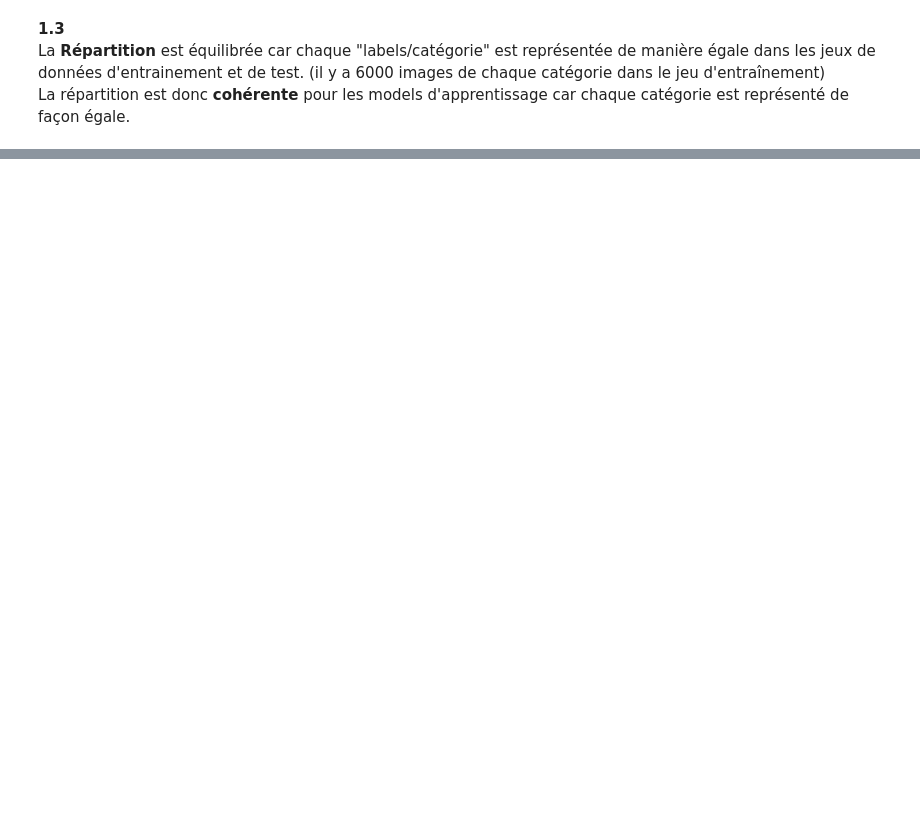
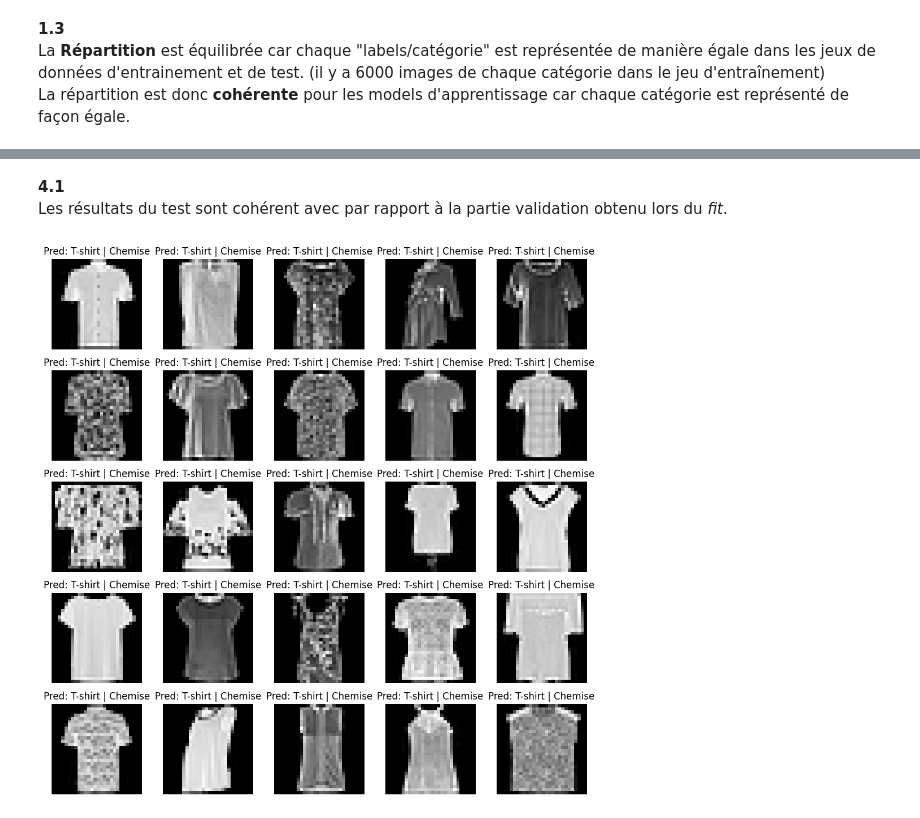
Before and after one commit to Cleamx/M1DENG, a Jupyter notebook: S2/BigData/TD1/TD1.ipynb, the cells around one changed output, grey strips where cells are left out. Saved outputs shown, nothing was run; the diff lists cells and outputs as text; code cells hidden in the pictures; blank space fills up the shorter version.

```diff
--- a/S2/BigData/TD1/TD1.ipynb
+++ b/S2/BigData/TD1/TD1.ipynb
@@ -71,0 +80,3 @@ Les données doivent être soit reshape afin d'avoir une matrice, mais en faisan
+# %%
+for i in range(9):
+    print(f"Image {i+1} - Label: {label_names[y_train[i]]}")
@@ -71,0 +271,23 @@ Les données doivent être soit reshape afin d'avoir une matrice, mais en faisan
+# %% [markdown]
+**4.1**\
+Les résultats du test sont cohérent avec par rapport à la partie validation obtenu lors du _fit_.
+# %%
+# Trouver les indices où y_pred est 'T_shirt' (0) et y_test est 'Chemise' (6)
+ind = np.where((y_pred_value == 0) & (y_test_val == 6))[0]
+
+# Vérifiez si les indices ne sont pas vides
+if len(ind) == 0:
+    print("Aucune correspondance trouvée pour y_pred == T_shirt et y_test == Chemise")
+else:
+    # Afficher les 25 premières erreurs dans une grille de 5x5
+    plt.figure(figsize=(10, 10))
+    for j, i in enumerate(ind[:25]):
+        plt.subplot(5, 5, j + 1)
+        plt.axis('off')
+        image = X_test[i].reshape(28, 28) * 256
+        plt.imshow(image, cmap='gray')
+        plt.title(f"Pred: {label_names[0]} | {label_names[6]}")
+    plt.tight_layout()
+    plt.show()
+# %% [output]
+[figure, added]
```
Also changed, not shown: parts of 34 cells of this notebook, 8 other files.
